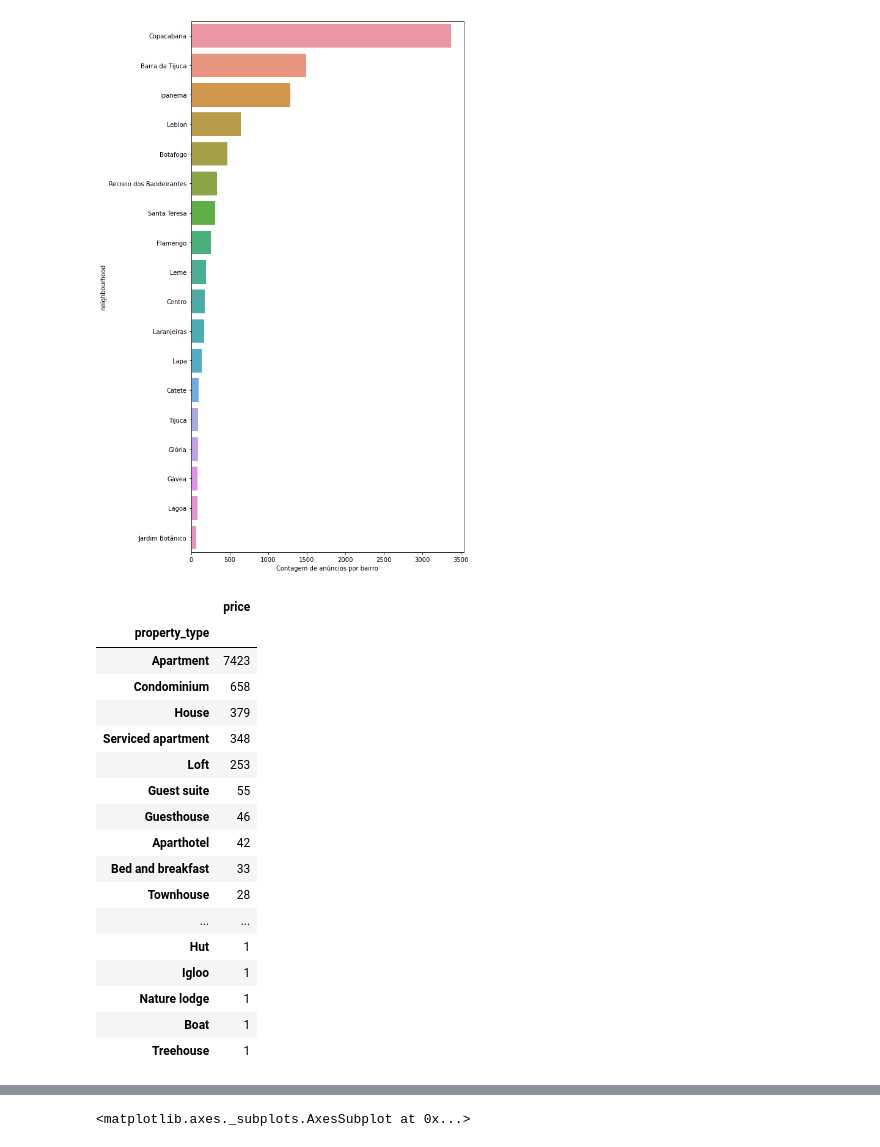
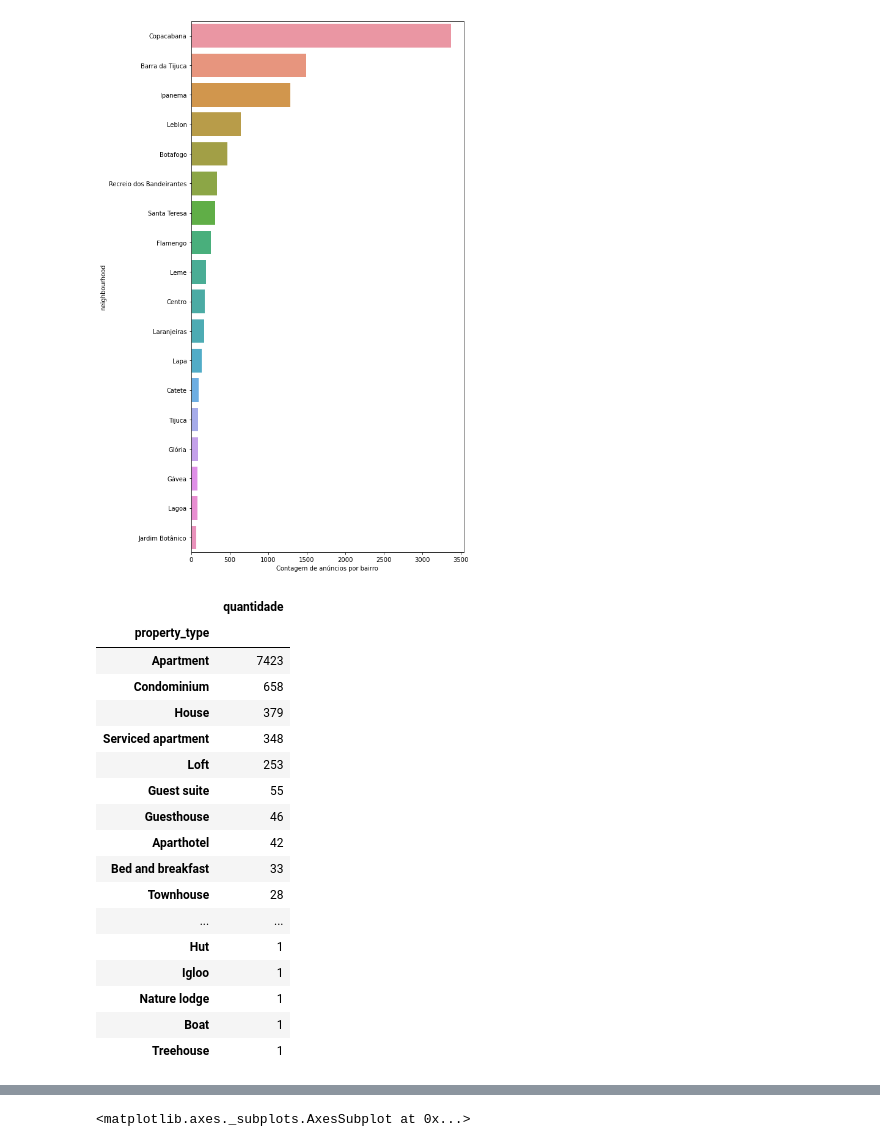
Before and after one commit to frlsouza/pmv_tcc_airbnb, a Jupyter notebook: tcc-puc-airbnb-exploracao.ipynb, the cells around one changed output, grey strips where cells are left out. Saved outputs shown, nothing was run; the diff lists cells and outputs as text; code cells hidden in the pictures.

```diff
--- a/tcc-puc-airbnb-exploracao.ipynb
+++ b/tcc-puc-airbnb-exploracao.ipynb
@@ -125,10 +226,11 @@ Text(0.5, 0, 'Contagem de anúncios por bairro')
 [figure]
 # %%
 df_properties_statistics = pd.DataFrame(data=df_airbnb.groupby("property_type")["price"].count())
-df_properties_statistics.sort_values(by="price", ascending=False, inplace=True)
+df_properties_statistics.rename(columns={"price":"quantidade"}, inplace=True)
+df_properties_statistics.sort_values(by="quantidade", ascending=False, inplace=True)
 df_properties_statistics
 # %% [output]
-|  | price |
+|  | quantidade |
 | property_type |  |
 | Apartment | 7423 |
 | Condominium | 658 |
```
Also changed, not shown: parts of 15 cells of this notebook, 3 other files.
